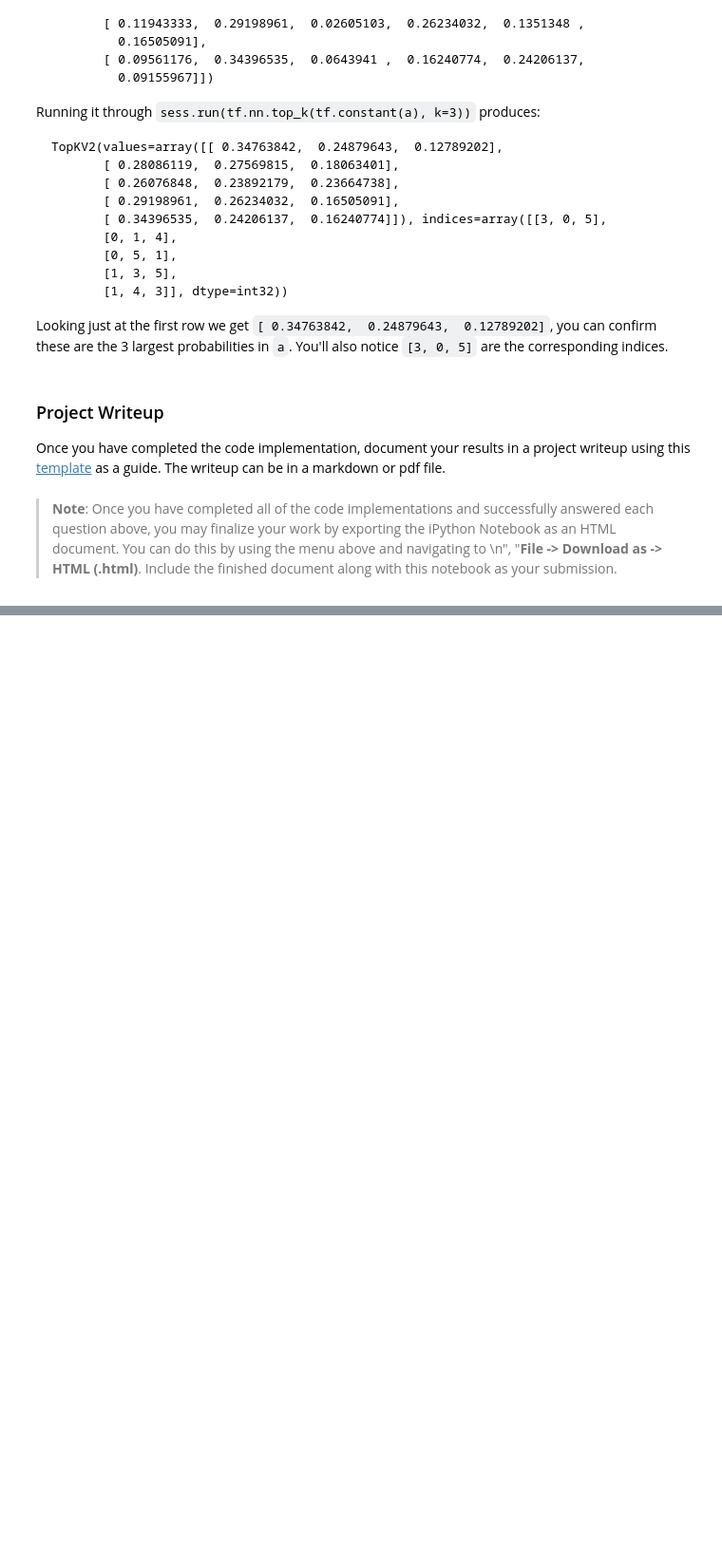
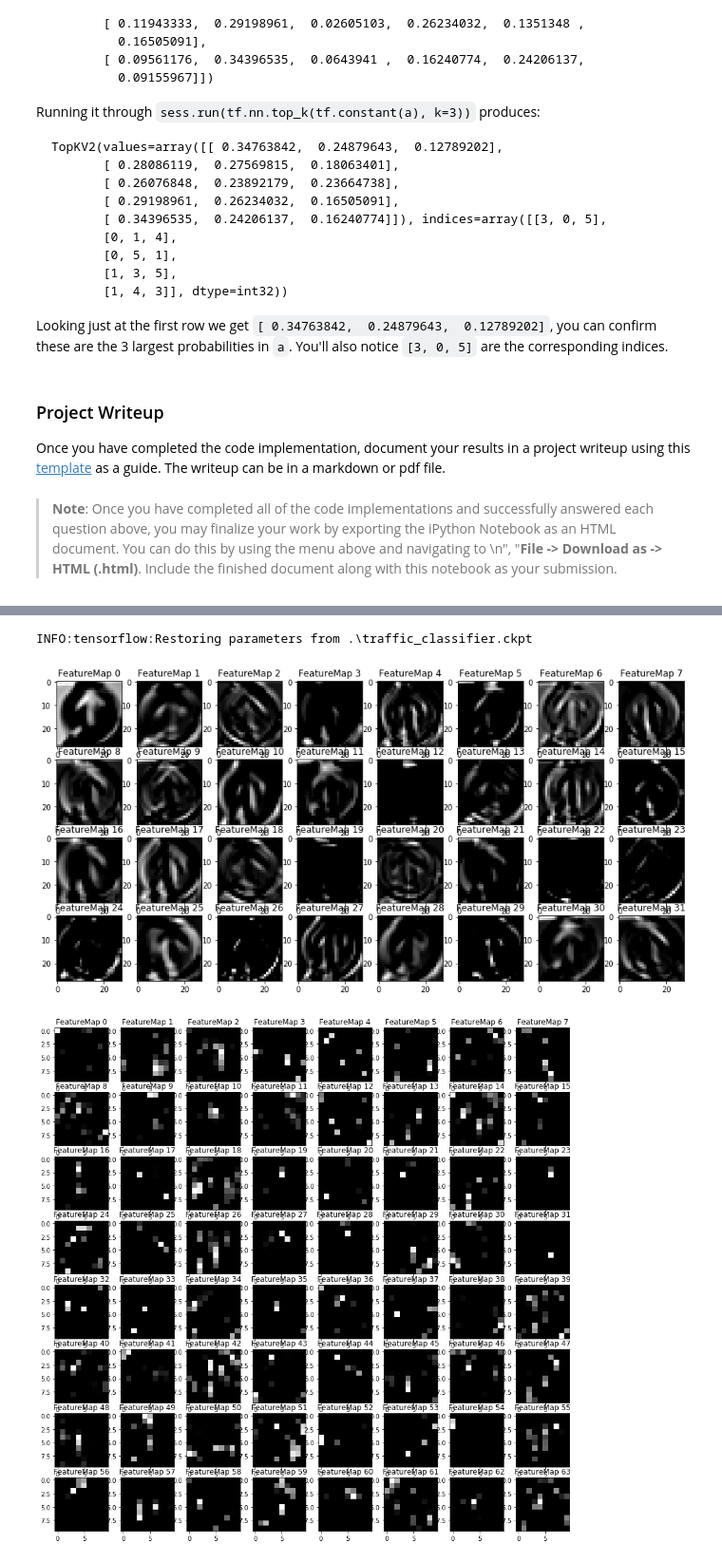
Before and after one commit to timothyta12/CarND-Traffic-Sign-Classifier-Project, a Jupyter notebook: Traffic_Sign_Classifier.ipynb, the cells around one changed output, grey strips where cells are left out. Shown at 95% size. Cells and saved outputs as stored; diff of their text form; code cells hidden in the pictures; blank space fills up the shorter version.

```diff
--- a/Traffic_Sign_Classifier.ipynb
+++ b/Traffic_Sign_Classifier.ipynb
@@ -303,7 +303,6 @@ conv1_b = tf.Variable(tf.zeros(32))
 conv1 = tf.add(tf.nn.conv2d(inputs, conv1_W, strides=[1, 1, 1, 1], padding='VALID'), conv1_b)
 conv1 = tf.layers.batch_normalization(conv1, training=is_training)
 conv1 = tf.nn.relu(conv1)
-conv1 = tf.nn.dropout(conv1, keep_prob)
 
 # Output 14x14x32
 pool1 = tf.nn.max_pool(conv1, ksize=[1, 2, 2, 1], strides=[1, 2, 2, 1], padding='VALID')
@@ -314,7 +313,6 @@ conv2_b = tf.Variable(tf.zeros(64))
 conv2 = tf.add(tf.nn.conv2d(pool1, conv2_W, strides=[1, 1, 1, 1], padding='VALID'), conv2_b)
 conv2 = tf.layers.batch_normalization(conv2, training=is_training)
 conv2 = tf.nn.relu(conv2)
-conv2 = tf.nn.dropout(conv2, keep_prob)
 
 # Output 5x5x64
 pool2 = tf.nn.max_pool(conv2, ksize=[1, 2, 2, 1], strides=[1, 2, 2, 1], padding='VALID')
@@ -378,7 +376,7 @@ with tf.Session() as sess:
         for batch_features, batch_labels in batches(batch_size, train_data, train['labels']):
             sess.run(optimizer, feed_dict={inputs: batch_features,
                                          outputs: batch_labels,
-                                         keep_prob: 0.3,
+                                         keep_prob: 0.5,
                                          is_training: True})
         train_loss, train_accuracy = evaluate(train_data, train['labels'])
         valid_loss, valid_accuracy = evaluate(valid_data, valid['labels'])
@@ -564,0 +591,9 @@ def outputFeatureMap(image_input, tf_activation, activation_min=-1, activation_m
+# %%
+with tf.Session() as sess:
+    saver.restore(sess, tf.train.latest_checkpoint('.'))
+    outputFeatureMap(processed_image, conv1, plt_num=1)
+    outputFeatureMap(processed_image, conv2, plt_num=2)
+# %% [output]
+INFO:tensorflow:Restoring parameters from .\traffic_classifier.ckpt
+[figure, added]
+[figure, added]
```
Also changed, not shown: parts of 9 cells of this notebook.
